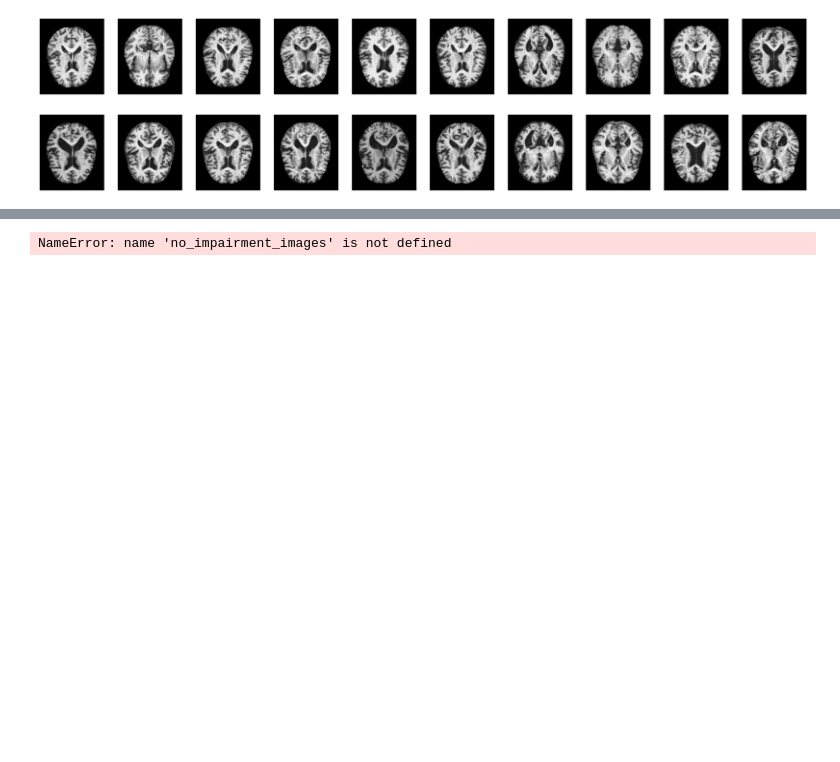
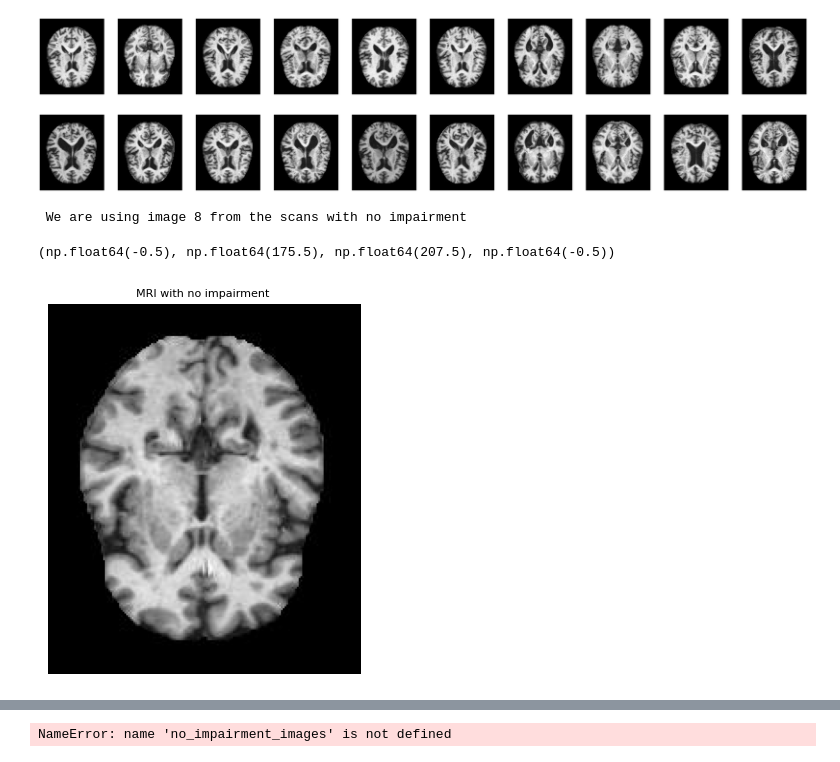
Before and after one commit to maisiev/Predicting-Dementia-Severity, a Jupyter notebook: Dementia_Predicting.ipynb, the cells around one changed output, grey strips where cells are left out. Cells and saved outputs as stored; diff of their text form; code cells hidden in the pictures; blank space fills up the shorter version.

```diff
--- a/Dementia_Predicting.ipynb
+++ b/Dementia_Predicting.ipynb
@@ -145,8 +147,8 @@ Requirement already satisfied: pillow in /opt/anaconda3/envs/tf/lib/python3.10/s
 # %%
-image_names = os.listdir(NoImpairment)
+images_no = os.listdir(NoImpairment)
 
 plt.figure(figsize=(60, 6))
-for i, name in enumerate(image_names[:num_images]):
+for i, name in enumerate(images_no[:num_images]):
     img_path = os.path.join(NoImpairment, name)
     img = Image.open(img_path)
     plt.subplot(1, num_images, i+1)
@@ -178,3 +180,22 @@ for i, name in enumerate(image_names[:num_images]):
     plt.axis('off')
 # %% [output]
 [figure]
+# %%
+# Here we are choosing a random image
+import numpy as np
+
+# Pick a random image
+rand_image=np.random.randint(num_images)
+print(f' We are using image {rand_image} from the scans with no impairment')
+image_name=images_no[rand_image]
+img_path = os.path.join(NoImpairment, image_name)
+img = Image.open(img_path)
+# %% [output]
+ We are using image 8 from the scans with no impairment
+# %%
+plt.imshow(img, cmap='gray')
+plt.title(f"MRI with no impairment ",fontsize=8)
+plt.axis('off')
+# %% [output]
+(np.float64(-0.5), np.float64(175.5), np.float64(207.5), np.float64(-0.5))
+[figure, added]
```
Also changed, not shown: parts of 12 cells of this notebook.
